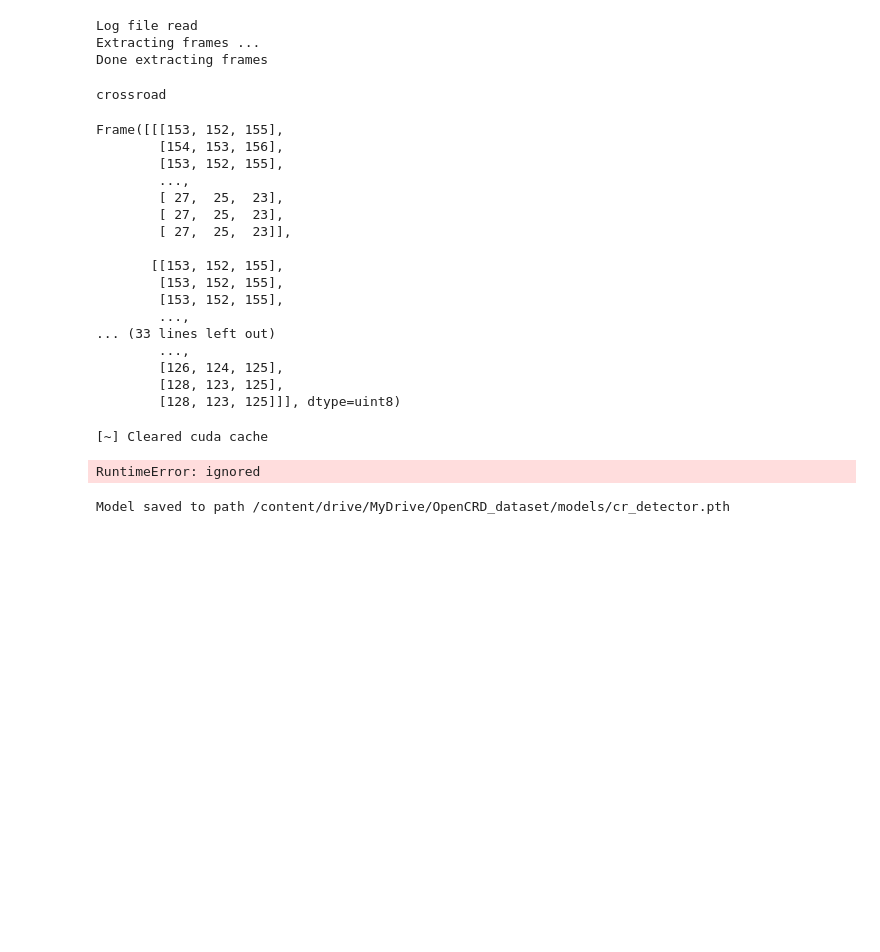
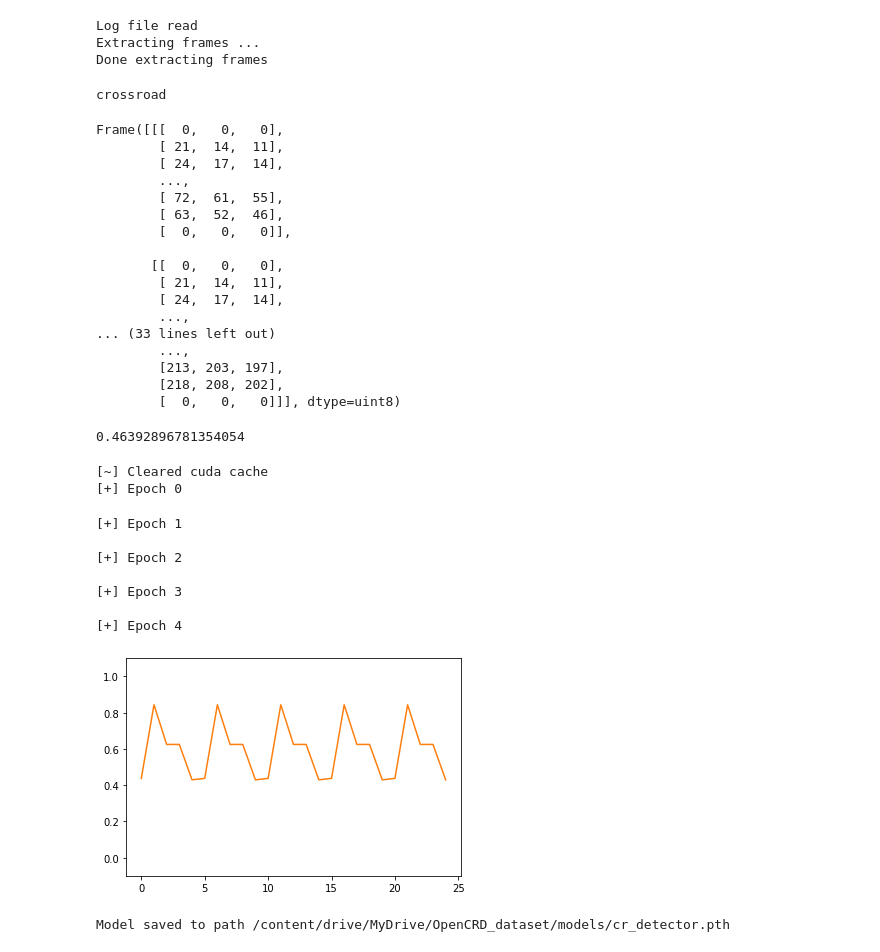
Before and after one commit to pAplakidis/OpenCRD, a Jupyter notebook: notebooks/train_test_googlecolab.ipynb, the cells around one changed output. Cells and saved outputs as stored; diff of their text form; code cells hidden in the pictures; blank space fills up the shorter version.

Commit message:
more training, still output=0.0 always

```diff
--- a/notebooks/train_test_googlecolab.ipynb
+++ b/notebooks/train_test_googlecolab.ipynb
@@ -70,7 +71,6 @@ def get_data(video_path, log_path):
     log_file.close()
   print("Log file read")
 
-  # TODO: check nvidia's nvvl [ https://github.com/NVIDIA/nvvl ] [ https://github.com/mitmul/pynvvl ]
   # make a Video Object instead of loading all frames in memory
   # to access frames just do: frame = frames[n]
   print("Extracting frames ...")
@@ -79,9 +79,14 @@ def get_data(video_path, log_path):
 
   return frames, np.array(labels).astype(np.int)
 
-video_path = "/content/drive/MyDrive/OpenCRD_dataset/city_1.mp4"  # CHANGE THIS
+video_path = "/content/drive/MyDrive/OpenCRD_dataset/city_2.mp4"  # CHANGE THIS
 log_path = video_path[:-4] + ".txt"
 
+# TODO: use dir() and filter all .mp4 files, then combine them into a big pims Video object
+# then do the same with the labels, and train the network on the whole dataset
+# instead of saving and finetuning (might solve the "always out=0.0" problem)
+# if that doesn't work, move to 2 classes instead of 1
+
 frames, labels = get_data(video_path, log_path)
 # %% [output]
 Log file read
@@ -90,26 +95,31 @@ Done extracting frames
 # %%
 frames.frame_shape
 print(LABEL_DICT[labels[800]])
-frames[800]
+frames[900]
 # %% [output]
 crossroad
-Frame([[[153, 152, 155],
-        [154, 153, 156],
-        [153, 152, 155],
+Frame([[[  0,   0,   0],
+        [ 21,  14,  11],
+        [ 24,  17,  14],
         ...,
-        [ 27,  25,  23],
-        [ 27,  25,  23],
-        [ 27,  25,  23]],
+        [ 72,  61,  55],
+        [ 63,  52,  46],
+        [  0,   0,   0]],
 
-       [[153, 152, 155],
-        [153, 152, 155],
-        [153, 152, 155],
+       [[  0,   0,   0],
+        [ 21,  14,  11],
+        [ 24,  17,  14],
         ...,
 ... (33 lines left out)
         ...,
-        [126, 124, 125],
-        [128, 123, 125],
-        [128, 123, 125]]], dtype=uint8)
+        [213, 203, 197],
+        [218, 208, 202],
+        [  0,   0,   0]]], dtype=uint8)
+# %%
+# check for undersampling of crossroads
+np.count_nonzero(labels == 1) / len(labels)
+# %% [output]
+0.46392896781354054
 # %%
 # NOTE: if we cannot get good loss/accuracy, then change to 2 classes ([1,0]: no crossroad, [0,1]: crossroad)
 # will need to convert data as well (use a script)
@@ -158,18 +168,17 @@ class ConvNet(nn.Module):
 # train the network
 def train(frames, labels, model):
   loss_function = nn.BCELoss()
-  optim = torch.optim.Adam(model.parameters(), lr=0.001)
+  optim = torch.optim.Adam(model.parameters(), lr=0.001)  # TODO: try lr = 0.1,0.01,0.001
 
   losses, accuracies = [], []
-  epochs = 5   # TODO: try training with different number of epochs
-  BS = 16        # TODO: try training with different batch sizes (careful with memory)
-
-  t = trange(0, int(0.8 * len(frames)) - BS, BS)  # trange progress bar on 80% training split
+  epochs = 5   # TODO: try training with different number of epochs (try low ones if we are training video after video)
+  BS = 128        # TODO: try training with different batch sizes (careful with memory)
 
   # TODO: losses and accuracies are binary (they swap), SOLVE THIS PROBLEM
   for epoch in range(epochs):
     print("[+] Epoch", epoch)
     #running_loss = 0.0
+    t = trange(0, int(0.8 * len(frames)) - BS, BS)  # trange progress bar on 80% training split
 
     # train split = 80%
     for i in t:
@@ -203,35 +212,43 @@ def train(frames, labels, model):
       # forward feed and backpropagation
       out = model(X)
       cat = torch.round(out)  # TODO: round up to a threshold (0.8 confidence instead of 0.5)
       # NOTE. mean() should be used when we have BS > 1
       accuracy = (cat == Y).float().mean()
       loss = loss_function(out, Y)
       loss = loss.mean()
       loss.backward()
       optim.step()
 
       # print stats
       loss = loss.item()
       accuracy = accuracy.item()
       losses.append(loss)
       accuracies.append(accuracy)
       t.set_description("loss %.2f accuracy %.2f output %.2f" % (loss, accuracy, out.mean().item()))
 
   # plot losses and accuracies
   plt.ylim(-0.1, 1.1)
   plot(losses)
   plot(accuracies)
 
   return model
 
 if device.type == "cuda":
   torch.cuda.empty_cache()  # to avoid running out of cuda memory
   print("[~] Cleared cuda cache")
-model = ConvNet().to(device).train() # Uncomment this if you want to train from the start, else just run the loader block first
+#model = ConvNet().to(device).train() # Uncomment this if you want to train from the start, else just run the loader block first
 model = train(frames, labels, model)
 # %% [output]
 [~] Cleared cuda cache
+[+] Epoch 0
-RuntimeError: ignored
+[+] Epoch 1
+
+[+] Epoch 2
+
+[+] Epoch 3
+
+[+] Epoch 4
+[figure, added]
 # %%
 # evaluate model
 # TODO: create test data (split the dataset beforehand)
```
Also changed, not shown: parts of 3 cells of this notebook.
